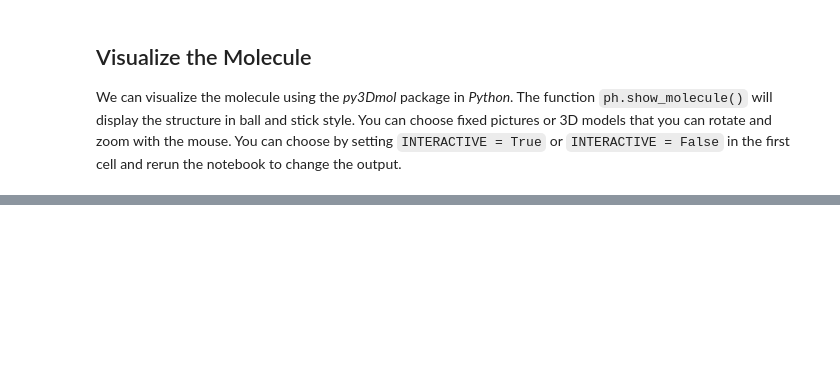
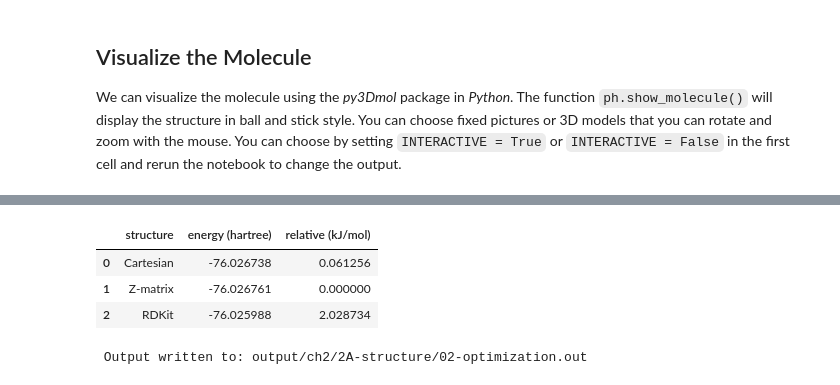
Before and after one commit to blinkletter/UsingPsi4v2, a Jupyter notebook: ch2A-water.ipynb, the cells around one changed output, grey strips where cells are left out. Drawn from its saved outputs; the diff is of its cells as text; code cells hidden in the pictures; blank space fills up the shorter version.

Commit message:
Finished Optimization

```diff
--- a/ch2A-water.ipynb
+++ b/ch2A-water.ipynb
@@ -133,6 +129,7 @@ H    0.586700   -0.757900    0.000000       # atom 3: hydrogen
 
 mol = psi4.geometry(water_xyz)     # make a Psi4 molecule object from the string
 mol.update_geometry()              # make Psi4 process the input now.
+water_xyz = mol  # store the Psi4 molecule object in a variable for later use
 
 print("Point group:", mol.schoenflies_symbol()) # print the point group
 print(mol.save_string_xyz_file())  # print the geometry in XYZ format
@@ -303,11 +318,15 @@ water_rdkit = f"{charge} 1\n" + "\n".join(xyz_lines) # make a text string for th
 mol = psi4.geometry(water_rdkit)             # make a Psi4 molecule object from the string
 mol.update_geometry()                        # make Psi4 process the input now
 
-r = ph.bond_length(mol, 1, 2)    # bond length between atoms 1 and 2
-a = ph.bond_angle(mol, 2, 1, 3)  # bond angle between atoms 2, 1, and 3
+r12 = ph.bond_length(mol, 1, 2)    # bond length between atoms 1 and 2
+r13 = ph.bond_length(mol, 1, 3)    # bond length between atoms 1 and 2
+a213 = ph.bond_angle(mol, 2, 1, 3)  # bond angle between atoms 2, 1, and 3
 
+print("Point group:", mol.schoenflies_symbol())  # the point group
 print("Cartessian coordinates from RDKit:\n")
 print(water_rdkit) # print XYZ text that was sent into psi4.geometry()
 print("\nCalculated bond lengths and angles from RDKit geometry:\n")
-print(f"r(O-H) = {r:.4f} Å   angle = {a:.2f}°")
+print(f"r(O-H) = {r12:.4f} Å   r(O-H) = {r13:.4f} Å  angle = {a213:.2f}°")
+
+water_rdkit = mol                            # store the Psi4 molecule object in a variable for later use
 # %% [output]
@@ -330,0 +380,31 @@ r(O-H) = 0.9690 Å   angle = 103.98°
+# %%
+#| label: water-energies
+#| class: scroll-input
+
+# set up Psi4 options and settings
+psi4.set_output_file(output_dir / "02B-optimize.out", False) # all output files written to the output folder, but not printed to the notebook
+psi4.set_options({"reference": "rhf",      # rhf (default), uhf, rohf, or cuhf
+                  "scf_type": "pk"})       # SCF algorithm; the Psi4 default is "df"
+
+
+results = []                                 # create an empty list to store the results of the energy calculations
+for name, mol in [("Cartesian", water_xyz),
+                  ("Z-matrix", water_zmat),
+                  ("RDKit", water_rdkit)]:   # loop over the three different water geometries and calculate their energies
+    E = psi4.energy("hf/cc-pvdz", molecule=mol) # calculate the energy of the molecule using Hartree-Fock with the cc-pVDZ basis set
+    results.append({"structure": name,
+                    "energy (hartree)": E})  # store the results in a dictionary and append to the list
+
+df = pd.DataFrame(results)                   # convert the list of dictionary objects into a pandas DataFrame for easier manipulation and display
+df["relative (kJ/mol)"] = (df["energy (hartree)"]
+                           - df["energy (hartree)"].min()) \
+                           * psi4.constants.hartree2kJmol  # calculate the relative energies in kJ/mol by subtracting the minimum energy and converting from hartree to kJ/mol
+display(df)
+
+print(f"\n Output written to: {output_dir / "02-optimization.out"}")
+# %% [output]
+|  | structure | energy (hartree) | relative (kJ/mol) |
+| 0 | Cartesian | -76.026738 | 0.061256 |
+| 1 | Z-matrix | -76.026761 | 0.000000 |
+| 2 | RDKit | -76.025988 | 2.028734 |
+ Output written to: output/ch2/2A-structure/02-optimization.out
```
Also changed, not shown: parts of 19 cells of this notebook, 24 other files.
